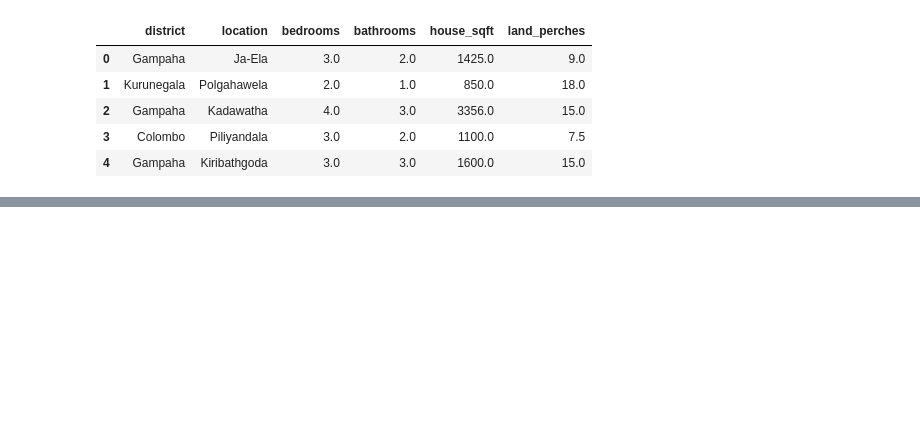
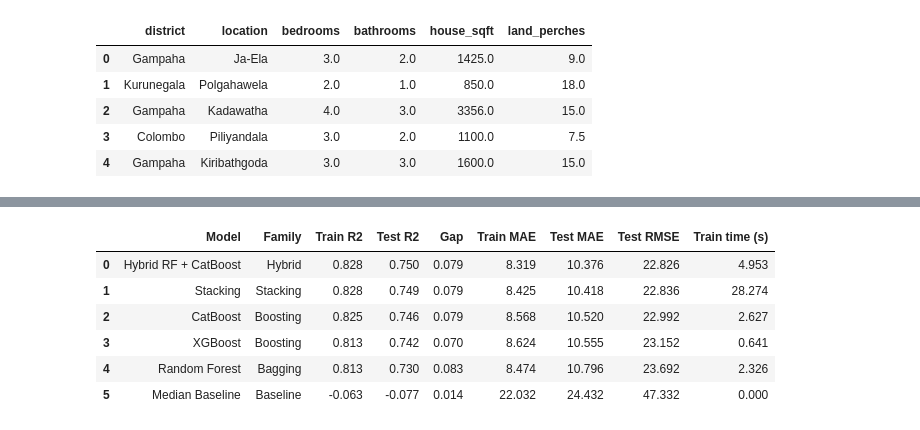
Before and after one commit to ML-Assignment-1/bagging-boosting-stacking, a Jupyter notebook: ML_assignment.ipynb, the cells around one changed output, grey strips where cells are left out. Saved outputs shown, nothing was run; the diff lists cells and outputs as text; code cells hidden in the pictures; blank space fills up the shorter version.

```diff
--- a/ML_assignment.ipynb
+++ b/ML_assignment.ipynb
@@ -687,0 +730,83 @@ plt.show()
+# %%
+# Colours for model families (used in the comparison charts)
+FAMILY_COLOURS = {
+    "Baseline": "#898781",
+    "Bagging": "#2a78d6",
+    "Boosting": "#eb6834",
+    "Hybrid": "#eda100",
+    "Stacking": "#e87ba4",
+}
+
+from sklearn.metrics import (
+    mean_absolute_error,
+    mean_squared_error,
+    r2_score
+)
+
+def evaluate_model(y_true, preds):
+    return {
+        "MAE": mean_absolute_error(y_true, preds),
+        "RMSE": np.sqrt(mean_squared_error(y_true, preds)),
+        "R2": r2_score(y_true, preds)
+    }
+
+model_family = {
+    "Median Baseline": "Baseline",
+    "Random Forest": "Bagging",
+    "XGBoost": "Boosting",
+    "CatBoost": "Boosting",
+    "Hybrid RF + CatBoost": "Hybrid",
+    "Stacking": "Stacking"
+}
+
+# Test-set predictions (from the model cells above) plus the baseline
+all_predictions = {
+    "Median Baseline": np.full(len(y_test), y_train.median()),
+    **predictions
+}
+
+# Training-set predictions for the overfitting check
+rf_train = rf_pipeline.predict(X_train)
+cat_train = cat_pipeline.predict(X_train)
+
+train_predictions = {
+    "Median Baseline": np.full(len(y_train), y_train.median()),
+    "Random Forest": rf_train,
+    "XGBoost": xgb_pipeline.predict(X_train),
+    "CatBoost": cat_train,
+    "Hybrid RF + CatBoost": best_w * rf_train + (1 - best_w) * cat_train,
+    "Stacking": stack_model.predict(X_train)
+}
+
+rows = []
+for name in all_predictions:
+    train_scores = evaluate_model(y_train, train_predictions[name])
+    test_scores = evaluate_model(y_test, all_predictions[name])
+    gap = train_scores["R2"] - test_scores["R2"]
+    rows.append({
+        "Model": name,
+        "Family": model_family[name],
+        "Train R2": train_scores["R2"],
+        "Test R2": test_scores["R2"],
+        "Gap": gap,
+        "Train MAE": train_scores["MAE"],
+        "Test MAE": test_scores["MAE"],
+        "Test RMSE": test_scores["RMSE"],
+        "Train time (s)": train_times.get(name, 0.0)
+    })
+
+results = (
+    pd.DataFrame(rows)
+    .sort_values("Test R2", ascending=False)
+    .reset_index(drop=True)
+)
+
+display(results.round(3))
+# %% [output]
+|  | Model | Family | Train R2 | Test R2 | Gap | Train MAE | Test MAE | Test RMSE | Train time (s) |
+| 0 | Hybrid RF + CatBoost | Hybrid | 0.828 | 0.750 | 0.079 | 8.319 | 10.376 | 22.826 | 4.953 |
+| 1 | Stacking | Stacking | 0.828 | 0.749 | 0.079 | 8.425 | 10.418 | 22.836 | 28.274 |
+| 2 | CatBoost | Boosting | 0.825 | 0.746 | 0.079 | 8.568 | 10.520 | 22.992 | 2.627 |
+| 3 | XGBoost | Boosting | 0.813 | 0.742 | 0.070 | 8.624 | 10.555 | 23.152 | 0.641 |
+| 4 | Random Forest | Bagging | 0.813 | 0.730 | 0.083 | 8.474 | 10.796 | 23.692 | 2.326 |
+| 5 | Median Baseline | Baseline | -0.063 | -0.077 | 0.014 | 22.032 | 24.432 | 47.332 | 0.000 |
```
Also changed, not shown: parts of 69 cells of this notebook, 7 other files.
